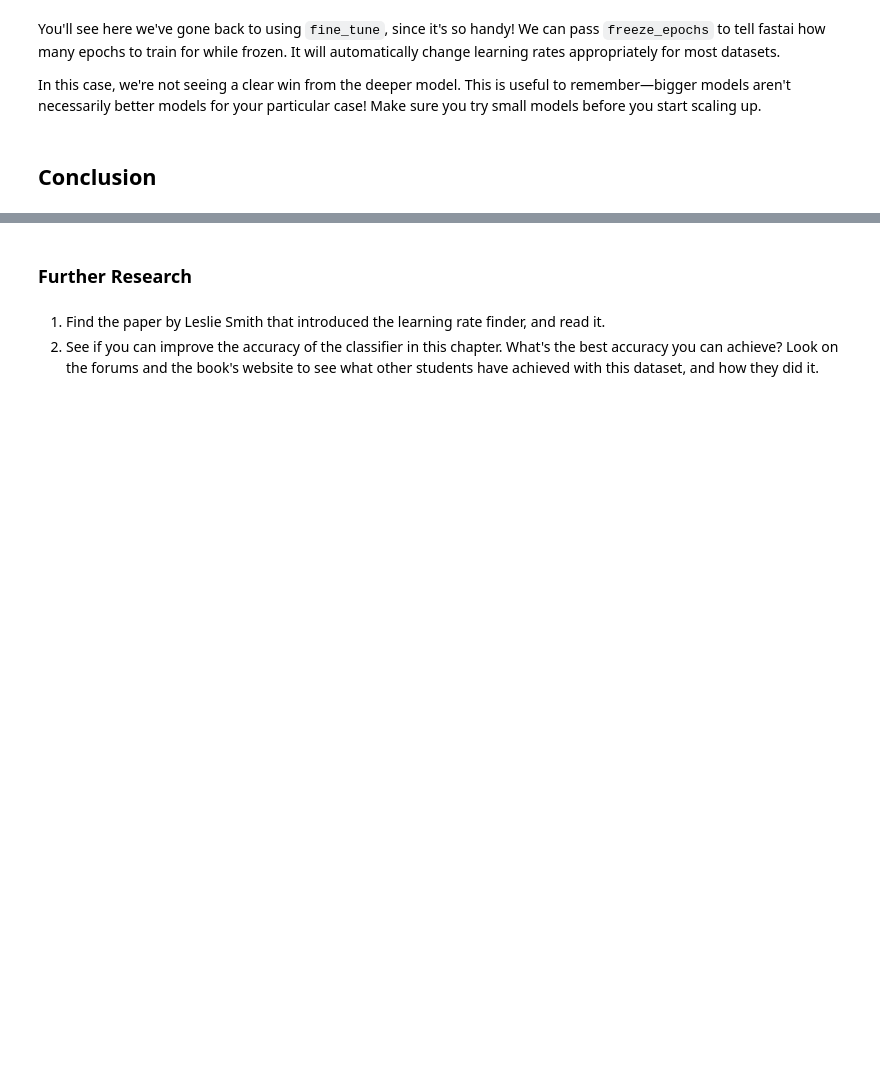
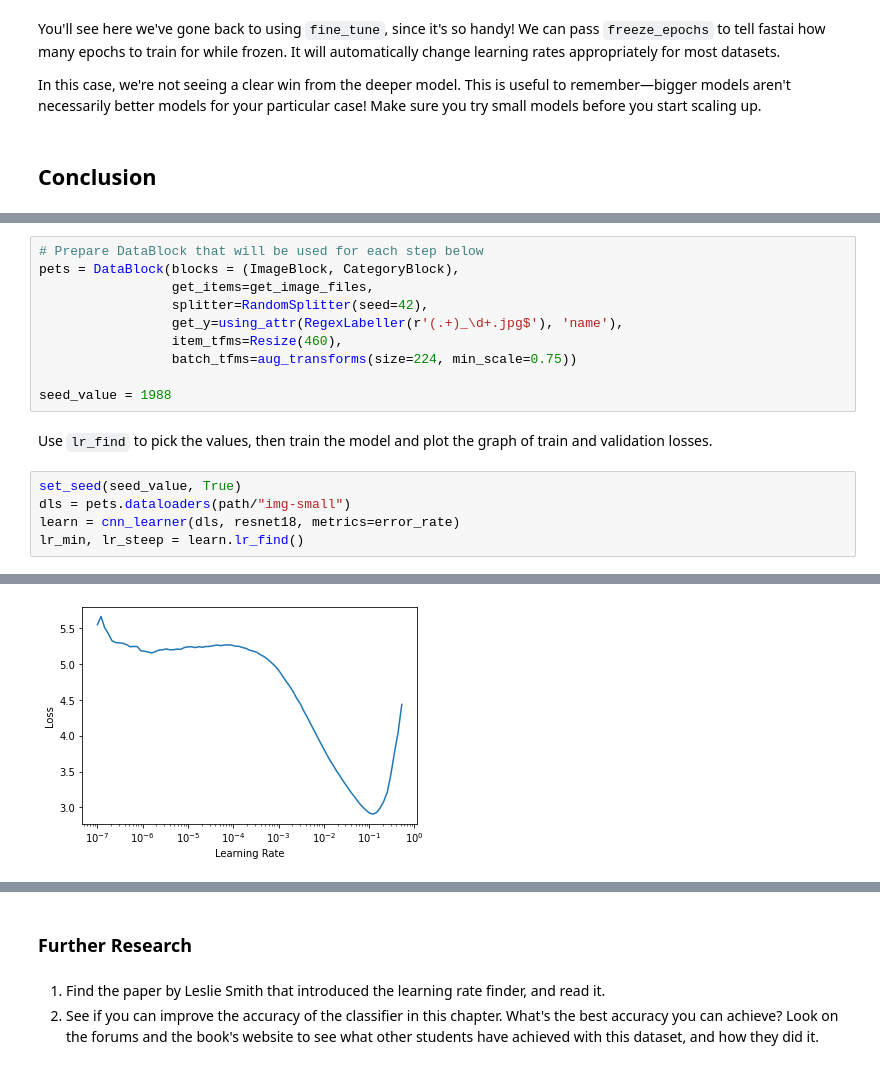
Before and after one commit to vtecftwy/fastbook, a Jupyter notebook: 05_pet_breeds.ipynb, the cells around one changed output, grey strips where cells are left out. Saved outputs shown, nothing was run; the diff lists cells and outputs as text; blank space fills up the shorter version.

```diff
--- a/05_pet_breeds.ipynb
+++ b/05_pet_breeds.ipynb
@@ -792,0 +858,18 @@ Remember: the choices made in the implementation of cross-entropy loss are not t
+# %%
+# Prepare DataBlock that will be used for each step below
+pets = DataBlock(blocks = (ImageBlock, CategoryBlock),
+                 get_items=get_image_files,
+                 splitter=RandomSplitter(seed=42),
+                 get_y=using_attr(RegexLabeller(r'(.+)_\d+.jpg$'), 'name'),
+                 item_tfms=Resize(460),
+                 batch_tfms=aug_transforms(size=224, min_scale=0.75))
+
+seed_value = 1988
+# %% [markdown]
+Use `lr_find` to pick the values, then train the model and plot the graph of train and validation losses.
+# %%
+set_seed(seed_value, True)
+dls = pets.dataloaders(path/"img-small")
+learn = cnn_learner(dls, resnet18, metrics=error_rate)
+lr_min, lr_steep = learn.lr_find()
+# %% [output]
@@ -792,0 +877 @@ Remember: the choices made in the implementation of cross-entropy loss are not t
+[figure, added]
```
Also changed, not shown: parts of 57 cells of this notebook.
